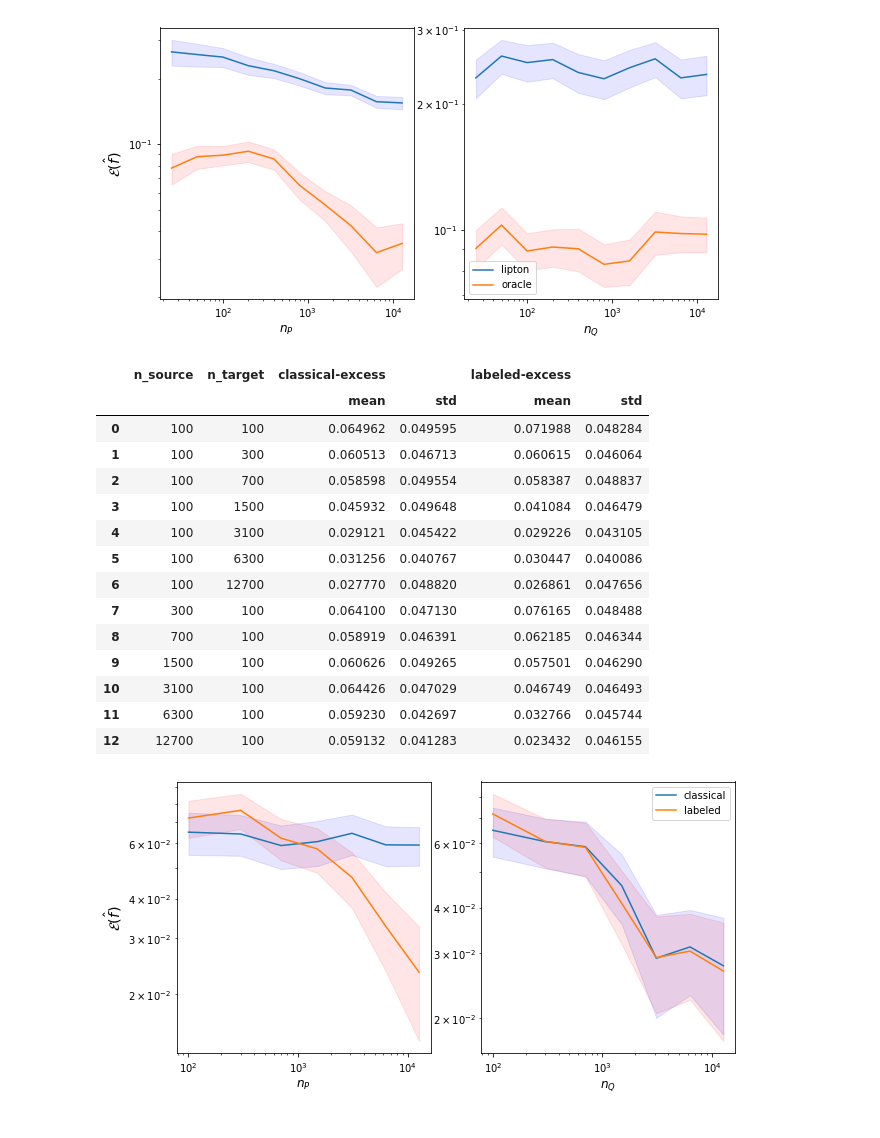
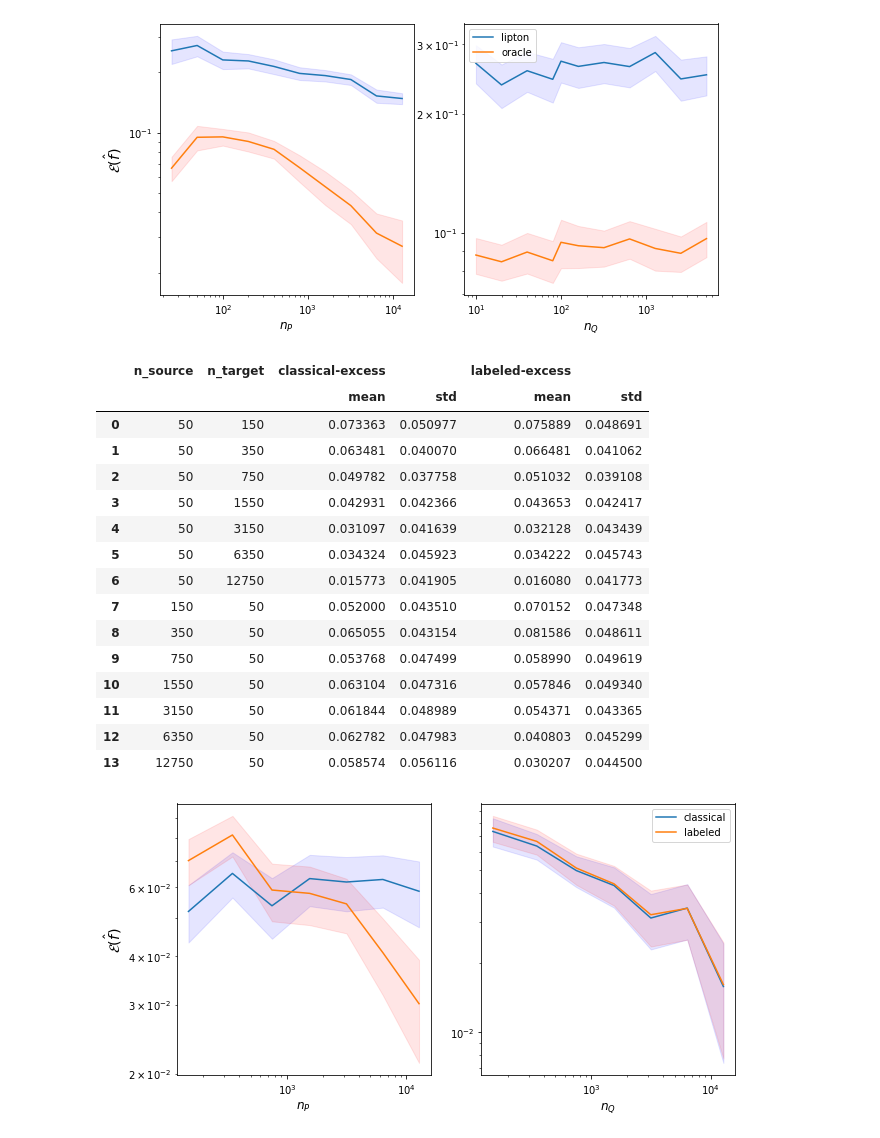
Before and after one commit to smaityumich/label-shift, a Jupyter notebook: plots.ipynb, the cells around one changed output. Cells and saved outputs as stored; diff of their text form; code cells hidden in the pictures.

```diff
--- a/plots.ipynb
+++ b/plots.ipynb
@@ -4,8 +4,8 @@ import pandas as pd
 import numpy as np
 import matplotlib.pyplot as plt
 
-
-with open('exp4_unlabeled.out') as fh:
+exp = 'exp5'
+with open(exp + '_unlabeled.out') as fh:
     out = fh.read()
 
 out = re.split(r'\n', out)
@@ -56,7 +56,7 @@ ax[0].set_xscale('log')
 ax[0].set_ylabel('$\\mathcal{E}(\\hat f)$', size = 'x-large')
 ax[0].set_xlabel('$n_P$', size = 'large')
 
-result2 = result.loc[result['n_source'] == 100]
+result2 = result.loc[result['n_source'] == 50]
 
 n, mean, std = result2['n_target'], result2['lipton-excess']['mean'], result2['lipton-excess']['std']
 mean_o, std_o = result2['oracle-excess']['mean'], result2['oracle-excess']['std']
@@ -73,9 +73,9 @@ ax[1].set_xlabel('$n_Q$', size = 'large')
 plt.legend(('lipton', 'oracle'), loc='middle left')
 plt.show()
 # %% [output]
-[figure, old version]
+[figure, new version]
 # %%
-with open('exp4_labeled.out') as fh:
+with open(exp + '_labeled.out') as fh:
     out = fh.read()
 
 out = re.split(r'\n', out)
@@ -96,48 +96,49 @@ result
 # %% [output]
 |  | n_source | n_target | classical-excess |  | labeled-excess |  |
 |  |  |  | mean | std | mean | std |
-| 0 | 100 | 100 | 0.064962 | 0.049595 | 0.071988 | 0.048284 |
-| 1 | 100 | 300 | 0.060513 | 0.046713 | 0.060615 | 0.046064 |
-| 2 | 100 | 700 | 0.058598 | 0.049554 | 0.058387 | 0.048837 |
-| 3 | 100 | 1500 | 0.045932 | 0.049648 | 0.041084 | 0.046479 |
-| 4 | 100 | 3100 | 0.029121 | 0.045422 | 0.029226 | 0.043105 |
-| 5 | 100 | 6300 | 0.031256 | 0.040767 | 0.030447 | 0.040086 |
-| 6 | 100 | 12700 | 0.027770 | 0.048820 | 0.026861 | 0.047656 |
-| 7 | 300 | 100 | 0.064100 | 0.047130 | 0.076165 | 0.048488 |
-| 8 | 700 | 100 | 0.058919 | 0.046391 | 0.062185 | 0.046344 |
-| 9 | 1500 | 100 | 0.060626 | 0.049265 | 0.057501 | 0.046290 |
-| 10 | 3100 | 100 | 0.064426 | 0.047029 | 0.046749 | 0.046493 |
-| 11 | 6300 | 100 | 0.059230 | 0.042697 | 0.032766 | 0.045744 |
-| 12 | 12700 | 100 | 0.059132 | 0.041283 | 0.023432 | 0.046155 |
+| 0 | 50 | 150 | 0.073363 | 0.050977 | 0.075889 | 0.048691 |
+| 1 | 50 | 350 | 0.063481 | 0.040070 | 0.066481 | 0.041062 |
+| 2 | 50 | 750 | 0.049782 | 0.037758 | 0.051032 | 0.039108 |
+| 3 | 50 | 1550 | 0.042931 | 0.042366 | 0.043653 | 0.042417 |
+| 4 | 50 | 3150 | 0.031097 | 0.041639 | 0.032128 | 0.043439 |
+| 5 | 50 | 6350 | 0.034324 | 0.045923 | 0.034222 | 0.045743 |
+| 6 | 50 | 12750 | 0.015773 | 0.041905 | 0.016080 | 0.041773 |
+| 7 | 150 | 50 | 0.052000 | 0.043510 | 0.070152 | 0.047348 |
+| 8 | 350 | 50 | 0.065055 | 0.043154 | 0.081586 | 0.048611 |
+| 9 | 750 | 50 | 0.053768 | 0.047499 | 0.058990 | 0.049619 |
+| 10 | 1550 | 50 | 0.063104 | 0.047316 | 0.057846 | 0.049340 |
+| 11 | 3150 | 50 | 0.061844 | 0.048989 | 0.054371 | 0.043365 |
+| 12 | 6350 | 50 | 0.062782 | 0.047983 | 0.040803 | 0.045299 |
+| 13 | 12750 | 50 | 0.058574 | 0.056116 | 0.030207 | 0.044500 |
 # %%
-result1 = result.loc[result['n_target'] == 100]
+result1 = result.loc[result['n_target'] == 50]
 fig, ax = plt.subplots(1, 2, figsize = (10, 5))
 n, mean, std = result1['n_source'], result1['classical-excess']['mean'], result1['classical-excess']['std']
 mean_o, std_o = result1['labeled-excess']['mean'], result1['labeled-excess']['std']
 l1 = ax[0].plot(n,mean)
 l2 = ax[0].plot(n,mean_o)
 ax[0].fill_between(n, (mean-2 * std/10), (mean+2 * std/10), color='b', alpha=.1)
 ax[0].fill_between(n, (mean_o-2 * std_o/10), (mean_o+2 * std_o/10), color='r', alpha=.1)
 ax[0].set_yscale('log')
 ax[0].set_xscale('log')
 ax[0].set_ylabel('$\\mathcal{E}(\\hat f)$', size = 'x-large')
 ax[0].set_xlabel('$n_P$', size = 'large')
 
-result2 = result.loc[result['n_source'] == 100]
+result2 = result.loc[result['n_source'] == 50]
 
 n, mean, std = result2['n_target'], result2['classical-excess']['mean'], result2['classical-excess']['std']
 mean_o, std_o = result2['labeled-excess']['mean'], result2['labeled-excess']['std']
 ax[1].plot(n,mean)
 ax[1].plot(n,mean_o)
 ax[1].fill_between(n, (mean-2 * std/10), (mean+2 * std/10), color='b', alpha=.1)
 ax[1].fill_between(n, (mean_o-2 * std_o/10), (mean_o+2 * std_o/10), color='r', alpha=.1)
 ax[1].set_yscale('log')
 ax[1].set_xscale('log')
 #ax[1].set_ylabel('$\\mathcal{E}(\\hat f)$', size = 'x-large')
 ax[1].set_xlabel('$n_Q$', size = 'large')
 #plt.legend(['lipton', 'oracle'], loc = 'bottom')
 
 plt.legend(('classical', 'labeled'), loc='middle left')
 plt.show()
 # %% [output]
-[figure, old version]
+[figure, new version]
```
Also changed, not shown: parts of 1 cell of this notebook, 4 other files.
